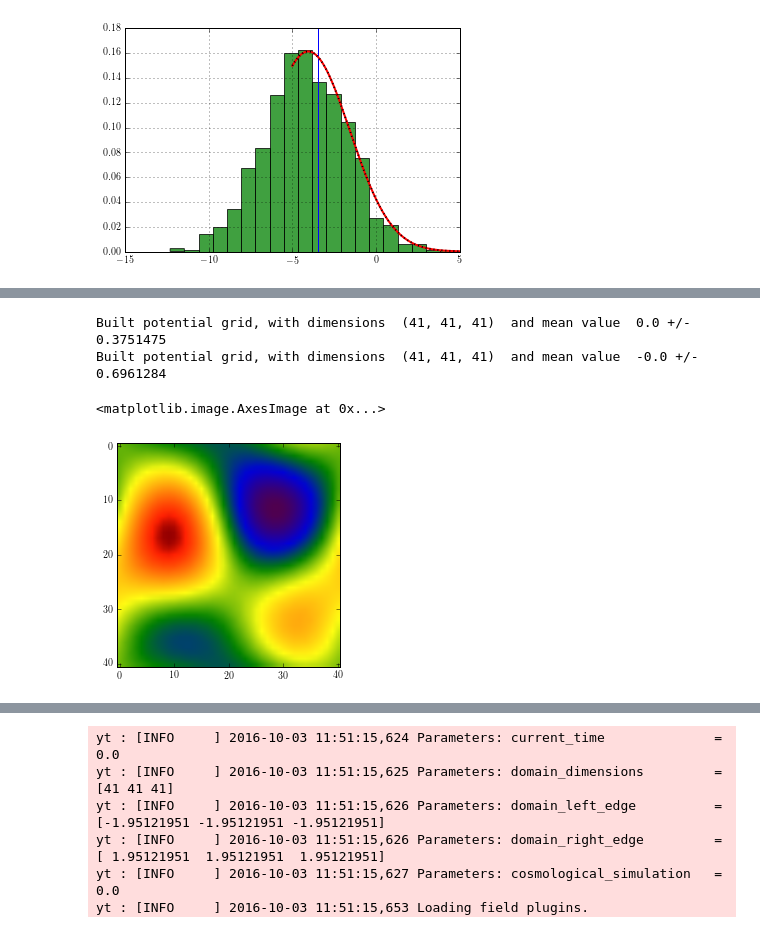
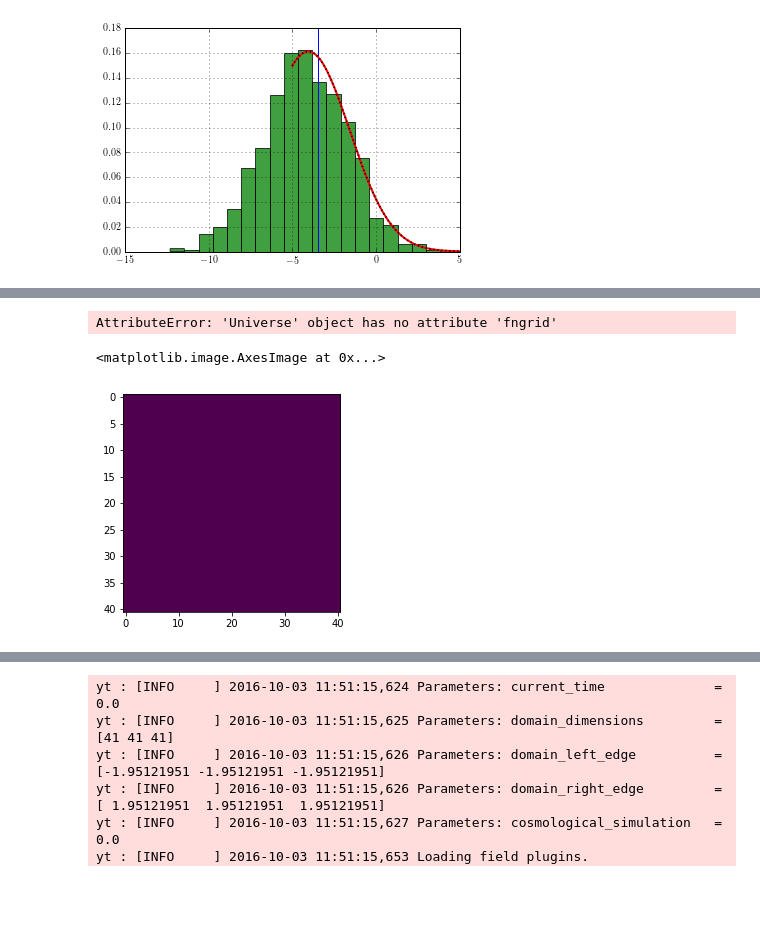
Before and after one commit to LaurencePeanuts/Music, a Jupyter notebook: Scripts/RecAnalysis_largeN.ipynb, the cells around one changed output, grey strips where cells are left out. Drawn from its saved outputs; the diff is of its cells as text; code cells hidden in the pictures; blank space fills up the shorter version.

```diff
--- a/Scripts/RecAnalysis_largeN.ipynb
+++ b/Scripts/RecAnalysis_largeN.ipynb
@@ -209,0 +340,7 @@ print (beatbox.You.all_reconstructed_universes[0].fngrid[21,19:23,21]-beatbox.Yo
+# %%
+beatbox.You.A = beatbox.You.NewAcov
+beatbox.You.inv_A = beatbox.You.inv_NewAcov
+
+p_value, chi2value = beatbox.You.calculate_chi2_in_posterior( TrueUni.fn, RecUni.fn)
+pvals = np.append(pvals, p_value)
+chi2vals = np.append(chi2vals, chi2value)
@@ -209,0 +363,17 @@ print (beatbox.You.all_reconstructed_universes[0].fngrid[21,19:23,21]-beatbox.Yo
+# %%
+beatbox.You.solve_for_3D_potential_marginalized_over_large_n(datamap, print_alpha=0, truncated_nmax=2, nmax=None, NewAcov = beatbox.You.NewAcov)
+
+filename = 'lmax=2'
+
+np.savetxt( "../data/NewAcov_"+filename+".txt", beatbox.You.NewAcov)
+
+    #execfile ('_ReconstructionScript.py')
+MockUniverse[n]=beatbox.You.all_data_universes[n]
+beatbox.You.all_reconstructed_universes[n].fn = beatbox.You.reconstrunct_fn
+beatbox.You.all_reconstructed_universes[n].transform_3D_potential_into_alm(usedefault=1, fn=1)
+beatbox.You.all_reconstructed_universes[n].rearrange_fn_from_vector_to_grid()
+    #beatbox.You.all_reconstructed_universes[n].evaluate_potential_given_fourier_coefficients()
+
+p_value, chi2value = beatbox.You.calculate_chi2_in_posterior( beatbox.You.all_simulated_universes[-1].fn, beatbox.You.all_reconstructed_universes[n].fn)
+pvals = np.append(pvals, p_value)
+chi2vals = np.append(chi2vals, chi2value)
@@ -209,0 +412,10 @@ print (beatbox.You.all_reconstructed_universes[0].fngrid[21,19:23,21]-beatbox.Yo
+# %%
+MockUniverse[n]=beatbox.You.all_data_universes[n]
+beatbox.You.all_reconstructed_universes[n].fn = beatbox.You.reconstrunct_fn
+beatbox.You.all_reconstructed_universes[n].transform_3D_potential_into_alm(usedefault=1, fn=1)
+beatbox.You.all_reconstructed_universes[n].rearrange_fn_from_vector_to_grid()
+    #beatbox.You.all_reconstructed_universes[n].evaluate_potential_given_fourier_coefficients()
+
+#p_value, chi2value = beatbox.You.calculate_chi2_in_posterior( beatbox.You.all_simulated_universes[-1].fn, beatbox.You.all_reconstructed_universes[n].fn)
+#pvals = np.append(pvals, p_value)
+#chi2vals = np.append(chi2vals, chi2value)
@@ -209,0 +437,6 @@ print (beatbox.You.all_reconstructed_universes[0].fngrid[21,19:23,21]-beatbox.Yo
+# %%
+beatbox.You.A = beatbox.You.NewAcov
+beatbox.You.inv_A = beatbox.You.inv_NewAcov
+p_value, chi2value = beatbox.You.calculate_chi2_in_posterior( beatbox.You.all_simulated_universes[-1].fn, beatbox.You.all_reconstructed_universes[n].fn)
+pvals = np.append(pvals, p_value)
+chi2vals = np.append(chi2vals, chi2value)
@@ -245,12 +506,12 @@ execfile ('_PlotMargPost.py')
 # %%
-beatbox.You.all_reconstructed_universes[0].evaluate_potential_given_fourier_coefficients()
-beatbox.You.all_simulated_universes[1].rearrange_fn_from_vector_to_grid()
-beatbox.You.all_simulated_universes[1].evaluate_potential_given_fourier_coefficients()
+beatbox.You.all_data_universes[n].evaluate_potential_given_fourier_coefficients()
+beatbox.You.all_data_universes[n].rearrange_fn_from_vector_to_grid()
+beatbox.You.all_data_universes[n].evaluate_potential_given_fourier_coefficients()
 # %% [output]
-Built potential grid, with dimensions  (41, 41, 41)  and mean value  0.0 +/- 0.3751475
-Built potential grid, with dimensions  (41, 41, 41)  and mean value  -0.0 +/- 0.6961284
+AttributeError: 'Universe' object has no attribute 'fngrid'
 # %%
-plt.imshow(beatbox.You.all_reconstructed_universes[0].phi[:,:,21])
+import matplotlib.pyplot as plt
+plt.imshow(beatbox.You.all_data_universes[n].phi[:,21,:])
 # %% [output]
 <matplotlib.image.AxesImage at 0x...>
-[figure, old version]
+[figure, new version]
```
Also changed, not shown: parts of 33 cells of this notebook, 3 other files.
